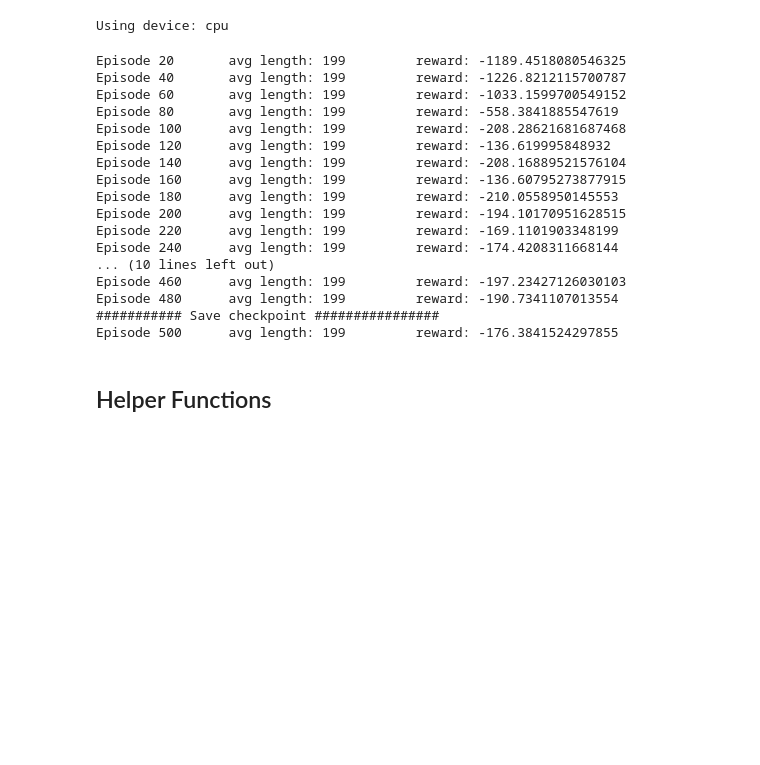
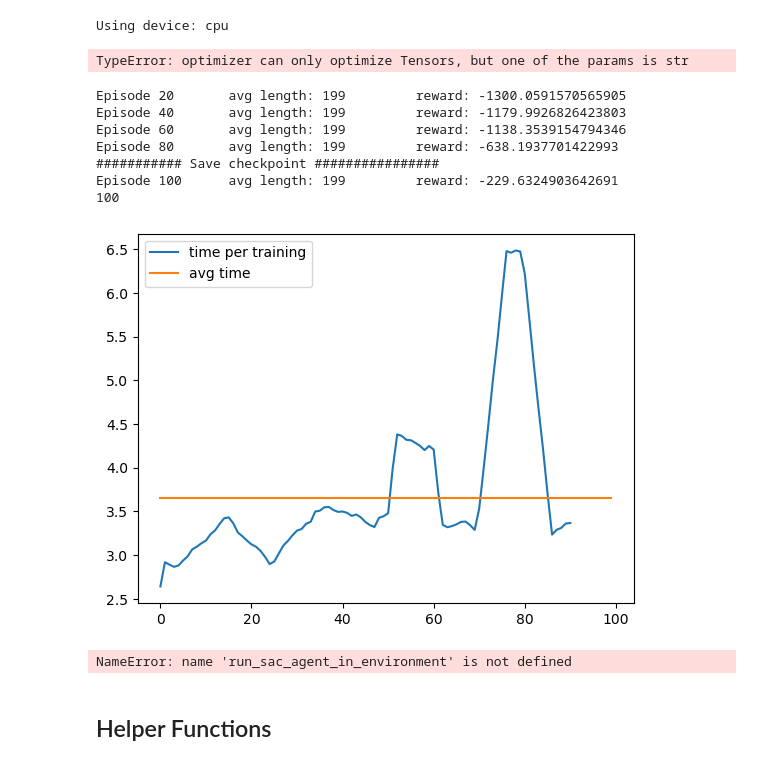
Before and after one commit to moemchen13/RL, a Jupyter notebook: RL_Agent/SAC/Gym-SAC-plots.ipynb, the cells around one changed output. Drawn from its saved outputs; the diff is of its cells as text; code cells hidden in the pictures; blank space fills up the shorter version.

```diff
--- a/RL_Agent/SAC/Gym-SAC-plots.ipynb
+++ b/RL_Agent/SAC/Gym-SAC-plots.ipynb
@@ -27,6 +27,15 @@ def save_statistics(rewards,lengths,q_losses,pi_losses,temperature_loss,env_name
         pickle.dump({"rewards" : rewards, "lengths": lengths, "train": train_iter,
                         "pi_losses": pi_losses, "q_losses": q_losses,
                         "temperature_loss":temperature_loss}, f)
+# %%
+def running_mean(x, N):
+    cumsum = np.cumsum(np.insert(x, 0, 0))
+    return (cumsum[N:] - cumsum[:-N]) / float(N)
+# %%
+def plot_time(timeseries):
+    plt.plot(running_mean(np.asarray(timeseries),10),label=f"time per training")
+    plt.plot(np.asarray(timeseries).mean(keepdims=True)*np.ones(len(timeseries)),label=f"avg time")
+    plt.legend()
 # %%
 def run_sac_agent_in_environment(env_name=env_name,log_interval=log_interval,save_interval=save_interval,max_episodes=max_episodes,max_timesteps=max_timesteps,train_iter=train_iter,random_seed=random_seed):
     torch.manual_seed(random_seed)
@@ -38,13 +47,15 @@ def run_sac_agent_in_environment(env_name=env_name,log_interval=log_interval,sav
         env = gym.make(env_name,continuous=True)
     else:
         env = gym.make(env_name)
-    agent = SAC_Agent(env.observation_space, env.action_space)
+    agent = sac.SAC_Agent(env.observation_space, env.action_space)
     rewards = []
     lengths = []
     q_losses = []
     policy_losses = []
     temperature_losses = []
+    timeseries = []
     timestep = 0
+    training_steps = 0
 
     for episode in range(1,max_episodes+1):
         ob, _info = env.reset()
@@ -59,7 +70,11 @@ def run_sac_agent_in_environment(env_name=env_name,log_interval=log_interval,sav
             ob=ob_new
             if done or trunc: break
 
+        start_time = time.time()
         q_loss,pi_loss,temperature_loss = agent.train(train_iter)
+        training_steps +=1
+        timeseries.append(time.time() - start_time)
+
 
         q_losses.extend(q_loss)
         policy_losses.extend(pi_loss)
@@ -67,7 +82,7 @@ def run_sac_agent_in_environment(env_name=env_name,log_interval=log_interval,sav
         rewards.append(total_reward)
         lengths.append(t)
 
-        if episode % save_interval ==0:
+        if episode % save_interval == 0:
             print("########### Save checkpoint ################")
             torch.save(agent.get_networks_states(),f'./results/SAC_{env_name}-e{episode}-t{train_iter}-s{random_seed}.pth')
             save_statistics(rewards,lengths,q_losses,policy_losses,temperature_losses,env_name,random_seed,episode)
@@ -77,3 +92,5 @@ def run_sac_agent_in_environment(env_name=env_name,log_interval=log_interval,sav
             avg_length = int(np.mean(lengths[-log_interval:]))
             print('Episode {} \t avg length: {} \t reward: {}'.format(episode, avg_length, avg_reward))
     save_statistics(rewards,lengths,q_losses,policy_losses,temperature_losses,env_name,random_seed,episode)
+    plot_time(timeseries)
+    print(training_steps)
@@ -87,23 +97,25 @@ torch.save(agent.get_networks_states(),f'./results/SAC_{env_name}_{0}-t{train_it
 # %%
+#Critic 3 implementation
 run_sac_agent_in_environment(env_name=env_name,log_interval=log_interval,save_interval=save_interval,max_episodes=max_episodes,max_timesteps=max_timesteps,train_iter=train_iter,random_seed=random_seed)
 # %% [output]
-Episode 20       avg length: 199         reward: -1189.4518080546325
-Episode 40       avg length: 199         reward: -1226.8212115700787
-Episode 60       avg length: 199         reward: -1033.1599700549152
-Episode 80       avg length: 199         reward: -558.3841885547619
-Episode 100      avg length: 199         reward: -208.28621681687468
-Episode 120      avg length: 199         reward: -136.619995848932
-Episode 140      avg length: 199         reward: -208.16889521576104
-Episode 160      avg length: 199         reward: -136.60795273877915
-Episode 180      avg length: 199         reward: -210.0558950145553
-Episode 200      avg length: 199         reward: -194.10170951628515
-Episode 220      avg length: 199         reward: -169.1101903348199
-Episode 240      avg length: 199         reward: -174.4208311668144
-... (10 lines left out)
-Episode 460      avg length: 199         reward: -197.23427126030103
-Episode 480      avg length: 199         reward: -190.7341107013554
-########### Save checkpoint ################
-Episode 500      avg length: 199         reward: -176.3841524297855
+TypeError: optimizer can only optimize Tensors, but one of the params is str
+# %%
+#Normal critic implementation
+run_sac_agent_in_environment(env_name=env_name,log_interval=log_interval,save_interval=save_interval,max_episodes=max_episodes,max_timesteps=max_timesteps,train_iter=train_iter,random_seed=random_seed)
+# %% [output]
+Episode 20       avg length: 199         reward: -1300.0591570565905
+Episode 40       avg length: 199         reward: -1179.9926826423803
+Episode 60       avg length: 199         reward: -1138.3539154794346
+Episode 80       avg length: 199         reward: -638.1937701422993
+########### Save checkpoint ################
+Episode 100      avg length: 199         reward: -229.6324903642691
+100
+[figure, added]
+# %%
+#Critic 2 implementation
+run_sac_agent_in_environment(env_name=env_name,log_interval=log_interval,save_interval=save_interval,max_episodes=max_episodes,max_timesteps=max_timesteps,train_iter=train_iter,random_seed=random_seed)
+# %% [output]
+NameError: name 'run_sac_agent_in_environment' is not defined
 # %% [markdown]
 ## Helper Functions
 # %%
```
Also changed, not shown: parts of 2 cells of this notebook, 6 other files.
